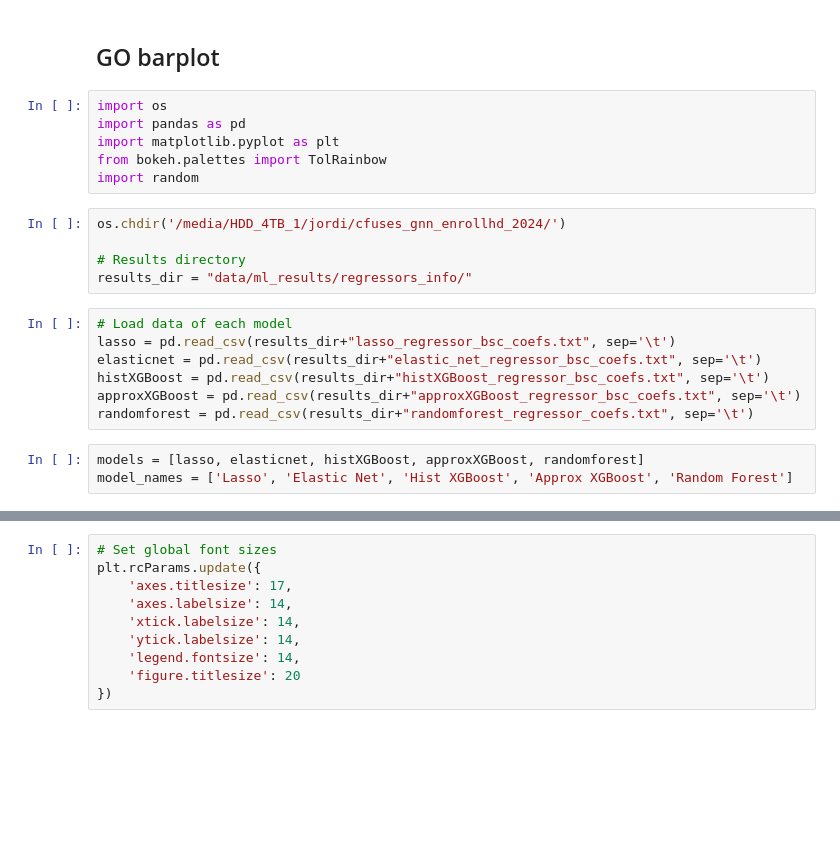
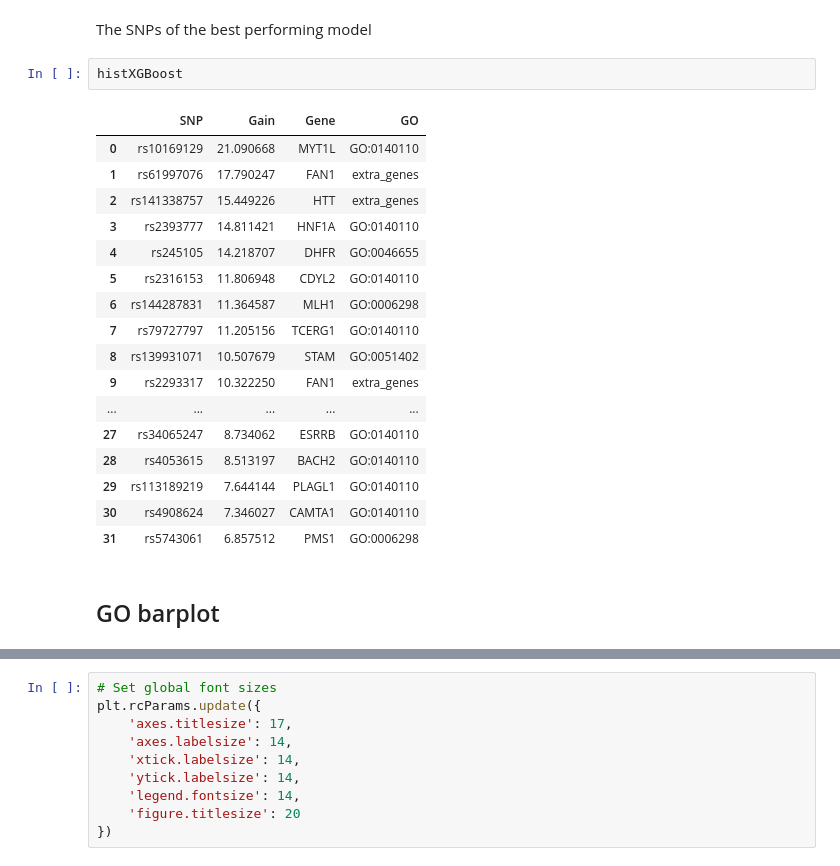
Before and after one commit to cfuses/ML-HD, a Jupyter notebook: code/regression_models/results_visualization/go_contributions.ipynb, the cells around one changed output, grey strips where cells are left out. Cells and saved outputs as stored; diff of their text form; blank space fills up the shorter version.

```diff
--- a/code/regression_models/results_visualization/go_contributions.ipynb
+++ b/code/regression_models/results_visualization/go_contributions.ipynb
@@ -1,23 +149,24 @@
+# %% [markdown]
+The SNPs of the best performing model
+# %%
+histXGBoost
+# %% [output]
+|  | SNP | Gain | Gene | GO |
+| 0 | rs10169129 | 21.090668 | MYT1L | GO:0140110 |
+| 1 | rs61997076 | 17.790247 | FAN1 | extra_genes |
+| 2 | rs141338757 | 15.449226 | HTT | extra_genes |
+| 3 | rs2393777 | 14.811421 | HNF1A | GO:0140110 |
+| 4 | rs245105 | 14.218707 | DHFR | GO:0046655 |
+| 5 | rs2316153 | 11.806948 | CDYL2 | GO:0140110 |
+| 6 | rs144287831 | 11.364587 | MLH1 | GO:0006298 |
+| 7 | rs79727797 | 11.205156 | TCERG1 | GO:0140110 |
+| 8 | rs139931071 | 10.507679 | STAM | GO:0051402 |
+| 9 | rs2293317 | 10.322250 | FAN1 | extra_genes |
+| ... | ... | ... | ... | ... |
+| 27 | rs34065247 | 8.734062 | ESRRB | GO:0140110 |
+| 28 | rs4053615 | 8.513197 | BACH2 | GO:0140110 |
+| 29 | rs113189219 | 7.644144 | PLAGL1 | GO:0140110 |
+| 30 | rs4908624 | 7.346027 | CAMTA1 | GO:0140110 |
+| 31 | rs5743061 | 6.857512 | PMS1 | GO:0006298 |
 # %% [markdown]
 ## GO barplot
-# %%
-import os
-import pandas as pd
-import matplotlib.pyplot as plt
-from bokeh.palettes import TolRainbow
-import random
-# %%
-os.chdir('/media/HDD_4TB_1/jordi/cfuses_gnn_enrollhd_2024/')
-
-# Results directory
-results_dir = "data/ml_results/regressors_info/"
-# %%
-# Load data of each model
-lasso = pd.read_csv(results_dir+"lasso_regressor_bsc_coefs.txt", sep='\t')
-elasticnet = pd.read_csv(results_dir+"elastic_net_regressor_bsc_coefs.txt", sep='\t')
-histXGBoost = pd.read_csv(results_dir+"histXGBoost_regressor_bsc_coefs.txt", sep='\t')
-approxXGBoost = pd.read_csv(results_dir+"approxXGBoost_regressor_bsc_coefs.txt", sep='\t')
-randomforest = pd.read_csv(results_dir+"randomforest_regressor_coefs.txt", sep='\t')
-# %%
-models = [lasso, elasticnet, histXGBoost, approxXGBoost, randomforest]
-model_names = ['Lasso', 'Elastic Net', 'Hist XGBoost', 'Approx XGBoost', 'Random Forest']
```
Also changed, not shown: parts of 36 cells of this notebook, 1 other file.
